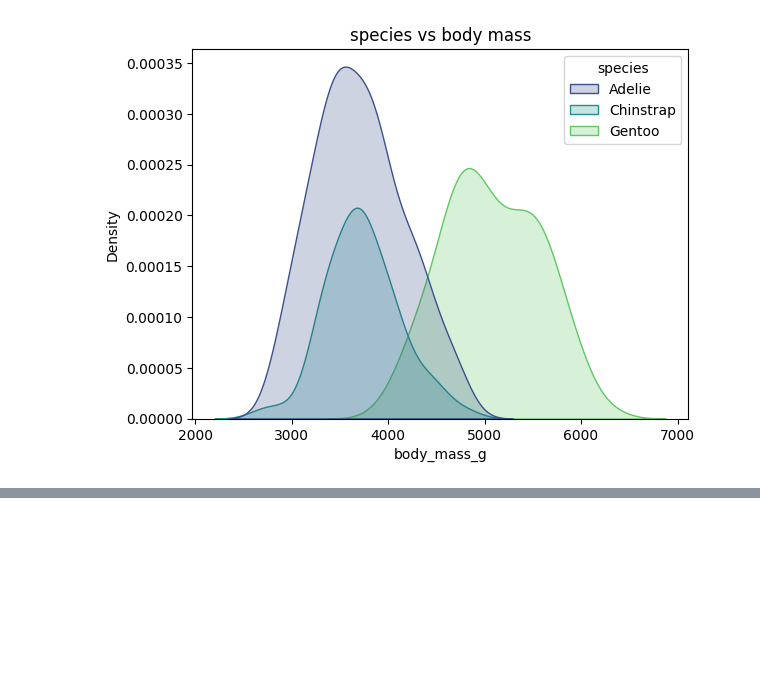
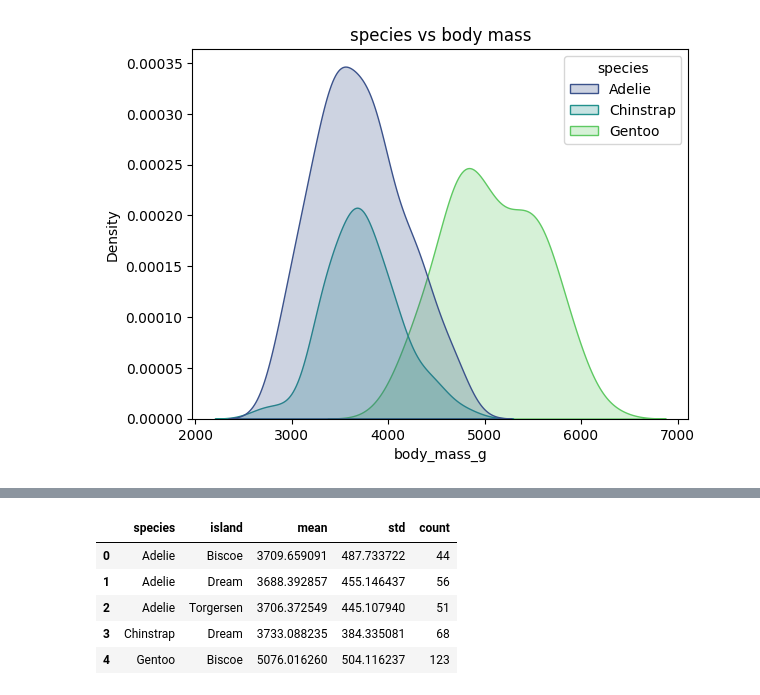
Before and after one commit to SydOwaisRaza/EDA-Projects, a Jupyter notebook: Penguin Dataset/analysis.ipynb, the cells around one changed output, grey strips where cells are left out. Cells and saved outputs as stored; diff of their text form; code cells hidden in the pictures; blank space fills up the shorter version.

```diff
--- a/Penguin Dataset/analysis.ipynb
+++ b/Penguin Dataset/analysis.ipynb
@@ -171 +181,10 @@ plt.figure(figsize=(12,5))
+# %%
+df.groupby(['species','island'])['body_mass_g'].agg(['mean','std','count']).reset_index()
+# %% [output]
+|  | species | island | mean | std | count |
+| 0 | Adelie | Biscoe | 3709.659091 | 487.733722 | 44 |
+| 1 | Adelie | Dream | 3688.392857 | 455.146437 | 56 |
+| 2 | Adelie | Torgersen | 3706.372549 | 445.107940 | 51 |
+| 3 | Chinstrap | Dream | 3733.088235 | 384.335081 | 68 |
+| 4 | Gentoo | Biscoe | 5076.016260 | 504.116237 | 123 |
 # %%
```
Also changed, not shown: parts of 5 cells of this notebook.
